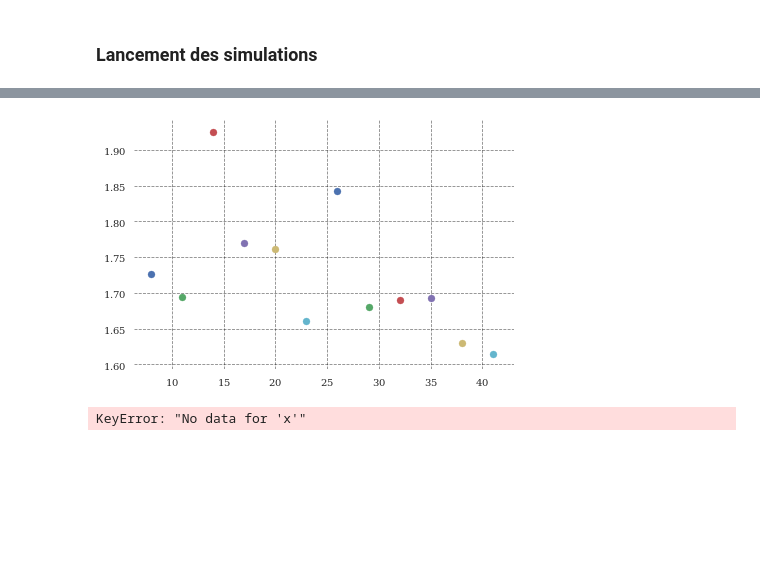
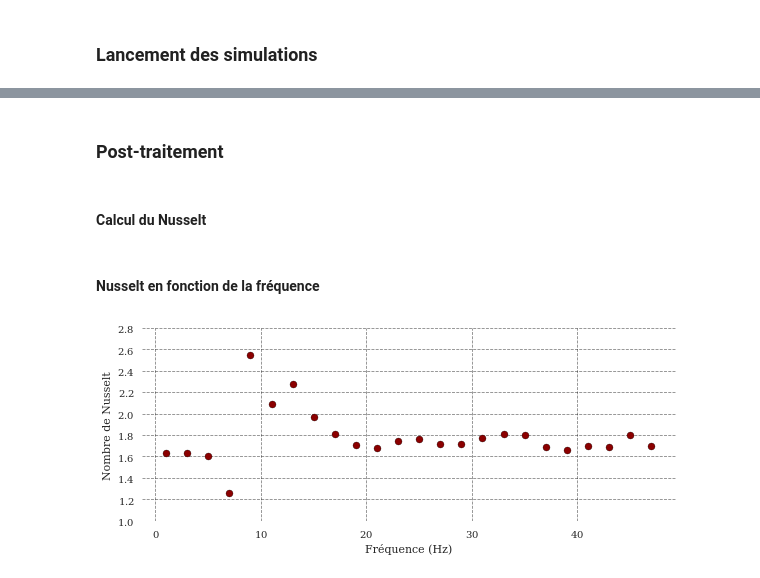
Before and after one commit to celliern/arc_2017, a Jupyter notebook: contenu_additionnel.ipynb, the cells around one changed output, grey strips where cells are left out. Cells and saved outputs as stored; diff of their text form; code cells hidden in the pictures; blank space fills up the shorter version.

```diff
--- a/contenu_additionnel.ipynb
+++ b/contenu_additionnel.ipynb
@@ -640,25 +642,31 @@ with mp.Pool() as p:
+# %% [markdown]
+### Post-traitement
+# %% [markdown]
+#### Calcul du Nusselt
 # %%
-for freq in np.arange(8, 42, 3):
+full_Nu = []
+
+for freq in np.arange(1, 49, 2):
     tr = dtr.Treant(f'data/thermal_forced_freq/{freq:02d}Hz')
-    x = tr.data['x'][:4000]
-    t = tr.data['t'][1500:]
-    h = tr.data['h'][1500:, :4000]
-    q = tr.data['q'][1500:, :4000]
-    theta = tr.data['theta'][1500:, :4000]
-    phi = tr.data['phi'][1500:, :4000]
-    pl.scatter(freq, np.trapz(np.average(phi, axis=0), x=x) / (x.max() * parameters['phi_flat']))
+    x = tr.data['x'][:9000]
+    t = tr.data['t'][2499:]
+    h = tr.data['h'][2500:, :9000]
+    q = tr.data['q'][2500:, :9000]
+    theta = tr.data['theta'][2500:, :9000]
+    phi = tr.data['phi'][2500:, :9000]
+    Nu = np.average(phi, axis=0) / parameters['phi_flat']
+    full_Nu.append(Nu)
+full_Nu = np.vstack(full_Nu)
-# %% [output]
-[figure, removed]
-# %%
-tr = dtr.Treant(f'data/thermal_forced_freq/13Hz')
-x = tr.data['x'][:4000]
-t = tr.data['t'][1500:]
-h = tr.data['h'][1500:, :4000]
-q = tr.data['q'][1500:, :4000]
-theta = tr.data['theta'][1500:, :4000]
-phi = tr.data['phi'][1500:, :4000]
-pl.plot(x, np.average(phi, axis=0) / parameters['phi_flat'])
-pl.figure()
-pl.plot(x, h[-1])
-# %% [output]
-KeyError: "No data for 'x'"
+# %% [markdown]
+#### Nusselt en fonction de la fréquence
+# %%
+with pl.rc_context(rc={'text.fontsize': 18}):
+    pl.figure(figsize=(33/4, 3.5))
+    pl.scatter(np.arange(1, 49, 2), np.mean(full_Nu, axis=1),
+               color='darkred', edgecolors='black')
+    pl.ylim(1, 2.8)
+    pl.xlabel('Fréquence (Hz)')
+    pl.ylabel('Nombre de Nusselt')
+    pl.savefig('figures/01-Nusselt_freq.pdf')
+# %% [output]
+[figure, added]
```
Also changed, not shown: parts of 7 cells of this notebook, 6 other files.
